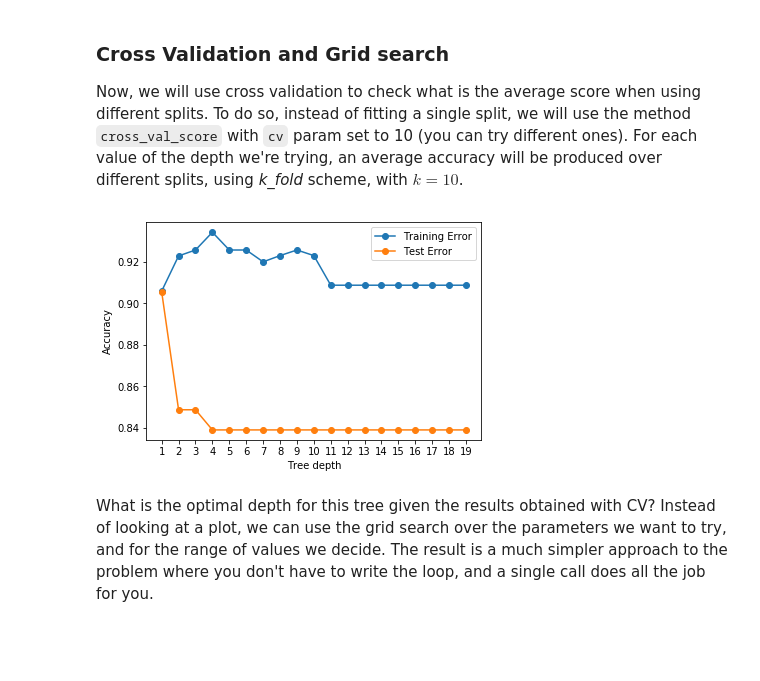
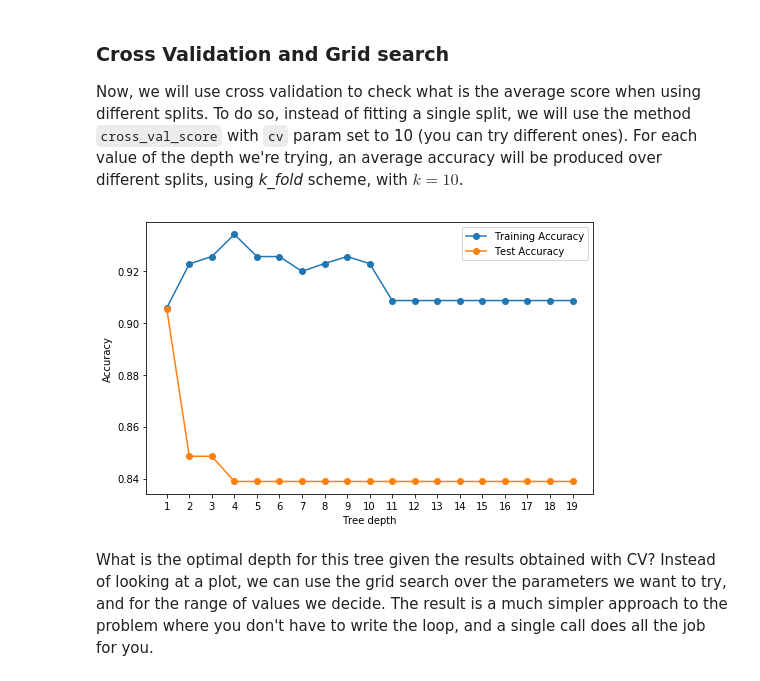
Before and after one commit to renero/class_notebooks, a Jupyter notebook: Tree based methods.ipynb, the cells around one changed output. Cells and saved outputs as stored; diff of their text form; code cells hidden in the pictures; blank space fills up the shorter version.

```diff
--- a/Tree based methods.ipynb
+++ b/Tree based methods.ipynb
@@ -337,16 +342,23 @@ max_depth = 20
 mers_train = []
 mers_test = []
 for i in range(min_depth, max_depth):
-    tree = DecisionTreeClassifier(random_state=0, max_depth=i).fit(X.train, Y.train)
-    mer = evaluate_classifier(tree, X.train, Y.train)
+    tree = DecisionTreeClassifier(
+        random_state=0, max_depth=i).fit(X.train, Y.train)
+    mer = np.mean(cross_val_score(tree, X.train, Y.train, cv=10,
+                                  scoring='neg_mean_squared_error'))
     mers_train.append(mer)
-    mer = evaluate_classifier(tree, X.test, Y.test)
+    mer = np.mean(cross_val_score(tree, X.test, Y.test, cv=10,
+                                  scoring='neg_mean_squared_error'))
     mers_test.append(mer)
     del(tree)
 
+mers_train = np.abs(mers_train)
+mers_test = np.abs(mers_test)
+plt.figure(figsize=(8, 5))
 plt.plot(mers_train, 'o-', label='Training Error')
 plt.plot(mers_test, 'o-', label='Test Error')
-plt.xticks(range(min_depth-1, max_depth-1), ['{}'.format(i) for i in range(min_depth, max_depth)])
+plt.xticks(range(min_depth-1, max_depth-1),
+           ['{}'.format(i) for i in range(min_depth, max_depth)])
 plt.xlabel('Tree depth')
 plt.ylabel('Error rate')
 plt.legend()
@@ -360,26 +372,28 @@ Now, we will use cross validation to check what is the average score when using
 # %%
 # Plot the accuracy values obtained when varying the depth of the tree
 min_depth = 1
 max_depth = 20
 mers_train = []
 mers_test = []
 for i in range(min_depth, max_depth):
-    tree = DecisionTreeClassifier(random_state=0, max_depth=i).fit(X.train, Y.train)
+    tree = DecisionTreeClassifier(
+        random_state=0, max_depth=i).fit(X.train, Y.train)
     mer = cross_val_score(tree, X.train, Y.train, cv=10)
     mers_train.append(np.mean(mer))
     mer = cross_val_score(tree, X.test, Y.test, cv=10)
     mers_test.append(np.mean(mer))
     del(tree)
-
-plt.plot(mers_train, 'o-', label='Training Error')
-plt.plot(mers_test, 'o-', label='Test Error')
-plt.xticks(range(min_depth-1, max_depth-1), ['{}'.format(i) for i in range(min_depth, max_depth)])
+plt.figure(figsize=(8, 5))
+plt.plot(mers_train, 'o-', label='Training Accuracy')
+plt.plot(mers_test, 'o-', label='Test Accuracy')
+plt.xticks(range(min_depth-1, max_depth-1),
+           ['{}'.format(i) for i in range(min_depth, max_depth)])
 plt.xlabel('Tree depth')
 plt.ylabel('Accuracy')
 plt.legend()
 plt.show()
 # %% [output]
-[figure, old version]
+[figure, new version]
 # %% [markdown]
 What is the optimal depth for this tree given the results obtained with CV? Instead of looking at a plot, we can use the grid search over the parameters we want to try, and for the range of values we decide. The result is a much simpler approach to the problem where you don't have to write the loop, and a single call does all the job for you.
 # %%
```
Also changed, not shown: parts of 27 cells of this notebook.
